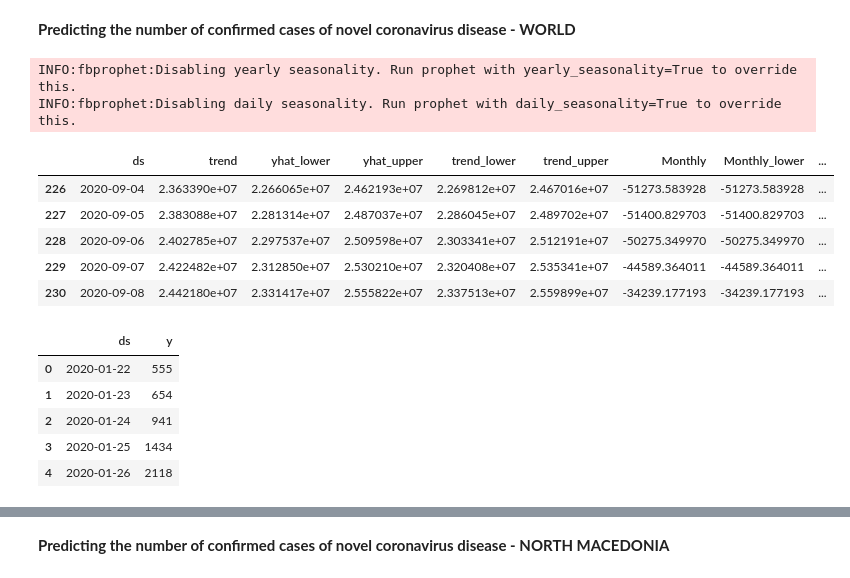
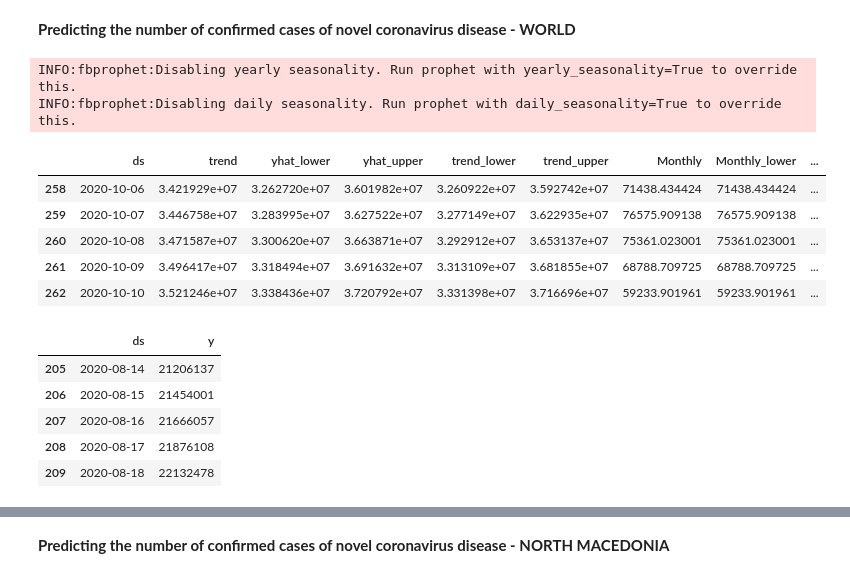
Before and after one commit to NatashaStojanova/Data-Mining, a Jupyter notebook: DataAnalyzer/jupyter/analyzer.ipynb, the cells around one changed output, grey strips where cells are left out. Drawn from its saved outputs; the diff is of its cells as text; code cells hidden in the pictures.

```diff
--- a/DataAnalyzer/jupyter/analyzer.ipynb
+++ b/DataAnalyzer/jupyter/analyzer.ipynb
@@ -360,30 +364,30 @@ def check_metrics(test, predictions):
 # %%
 # World
 data_world = rename_func(confirmed_df)
 m = Prophet()
 m.add_seasonality(name='Monthly', period=30.42, fourier_order=5)
 daily_new_train, daily_new_test, divisor = train_test_split(data_world, 80)
 daily_new_train.shape , daily_new_test.shape
 m.fit(daily_new_train)
-future_dates_world = m.make_future_dataframe(periods=46)
+future_dates_world = m.make_future_dataframe(periods=53)
 predictions_world = m.predict(future_dates_world)
 predictions_world.tail()
 # %% [output]
 INFO:fbprophet:Disabling yearly seasonality. Run prophet with yearly_seasonality=True to override this.
 INFO:fbprophet:Disabling daily seasonality. Run prophet with daily_seasonality=True to override this.
 |  | ds | trend | yhat_lower | yhat_upper | trend_lower | trend_upper | Monthly | Monthly_lower | ... |
-| 226 | 2020-09-04 | 2.363390e+07 | 2.266065e+07 | 2.462193e+07 | 2.269812e+07 | 2.467016e+07 | -51273.583928 | -51273.583928 | ... |
-| 227 | 2020-09-05 | 2.383088e+07 | 2.281314e+07 | 2.487037e+07 | 2.286045e+07 | 2.489702e+07 | -51400.829703 | -51400.829703 | ... |
-| 228 | 2020-09-06 | 2.402785e+07 | 2.297537e+07 | 2.509598e+07 | 2.303341e+07 | 2.512191e+07 | -50275.349970 | -50275.349970 | ... |
-| 229 | 2020-09-07 | 2.422482e+07 | 2.312850e+07 | 2.530210e+07 | 2.320408e+07 | 2.535341e+07 | -44589.364011 | -44589.364011 | ... |
-| 230 | 2020-09-08 | 2.442180e+07 | 2.331417e+07 | 2.555822e+07 | 2.337513e+07 | 2.559899e+07 | -34239.177193 | -34239.177193 | ... |
+| 258 | 2020-10-06 | 3.421929e+07 | 3.262720e+07 | 3.601982e+07 | 3.260922e+07 | 3.592742e+07 | 71438.434424 | 71438.434424 | ... |
+| 259 | 2020-10-07 | 3.446758e+07 | 3.283995e+07 | 3.627522e+07 | 3.277149e+07 | 3.622935e+07 | 76575.909138 | 76575.909138 | ... |
+| 260 | 2020-10-08 | 3.471587e+07 | 3.300620e+07 | 3.663871e+07 | 3.292912e+07 | 3.653137e+07 | 75361.023001 | 75361.023001 | ... |
+| 261 | 2020-10-09 | 3.496417e+07 | 3.318494e+07 | 3.691632e+07 | 3.313109e+07 | 3.681855e+07 | 68788.709725 | 68788.709725 | ... |
+| 262 | 2020-10-10 | 3.521246e+07 | 3.338436e+07 | 3.720792e+07 | 3.331398e+07 | 3.716696e+07 | 59233.901961 | 59233.901961 | ... |
 # %%
-daily_new_train.head()
+daily_new_train.tail()
 # %% [output]
 |  | ds | y |
-| 0 | 2020-01-22 | 555 |
-| 1 | 2020-01-23 | 654 |
-| 2 | 2020-01-24 | 941 |
-| 3 | 2020-01-25 | 1434 |
-| 4 | 2020-01-26 | 2118 |
+| 205 | 2020-08-14 | 21206137 |
+| 206 | 2020-08-15 | 21454001 |
+| 207 | 2020-08-16 | 21666057 |
+| 208 | 2020-08-17 | 21876108 |
+| 209 | 2020-08-18 | 22132478 |
 # %%
```
Also changed, not shown: parts of 70 cells of this notebook.
